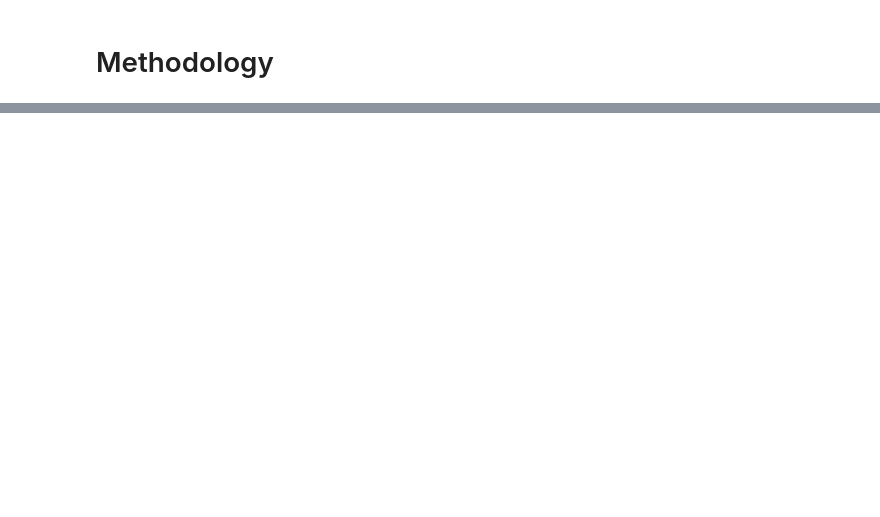
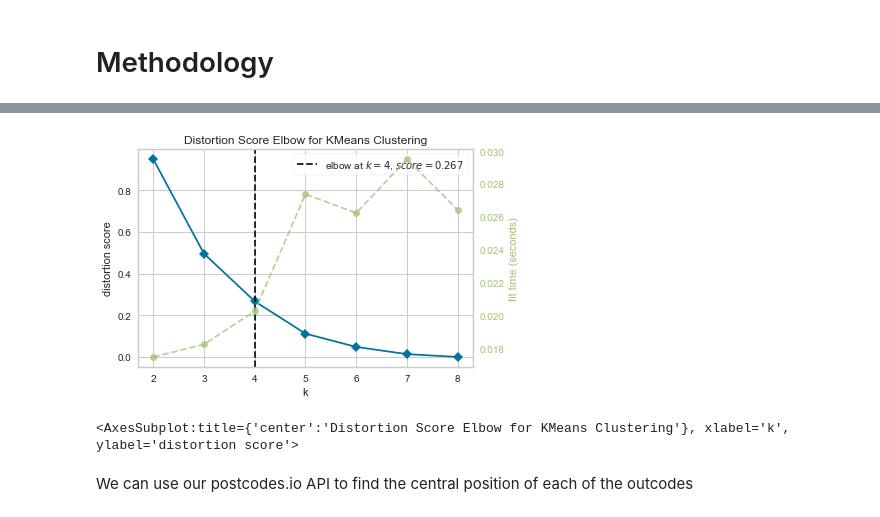
Before and after one commit to JimmySunDance/Coursera_Capstone, a Jupyter notebook: neighborhood_battle.ipynb, the cells around one changed output, grey strips where cells are left out. Saved outputs shown, nothing was run; the diff lists cells and outputs as text; code cells hidden in the pictures; blank space fills up the shorter version.

```diff
--- a/neighborhood_battle.ipynb
+++ b/neighborhood_battle.ipynb
@@ -664,0 +442,14 @@ This project is the first step in an analysis process that could go almost infin
+# %%
+# Get one hot encoding of Category column
+one_hot_encoding_teddington = pd.get_dummies(ted_locations_df['Category'])
+
+# create a new dataframe
+# given we are looking at areas in Teddington, we only need the Postcode value from our londown town frame
+one_hot_encoding_teddington = ted_locations_df.drop(
+    ['Name', 'Latitude', 'Longitude', 'Category'],
+    axis=1,
+  ).join(
+    one_hot_encoding_teddington
+  )
+
+one_hot_encoding_teddington
@@ -664,0 +517,12 @@ This project is the first step in an analysis process that could go almost infin
+# %%
+# Wuth KNN clustering, you are looking for the "elbow" in the inertia graph.
+# Although this is obviously at K=4 in the graph above, we can also use specific python packages to identify this point.
+model = KMeans()
+visualizer = KElbowVisualizer(model, k=(2,9))
+
+# Fit the data to the visualizer
+visualizer.fit(townFeatures)
+visualizer.show()
+# %% [output]
+[figure, added]
+<AxesSubplot:title={'center':'Distortion Score Elbow for KMeans Clustering'}, xlabel='k', ylabel='distortion score'>
@@ -664,0 +535,2 @@ This project is the first step in an analysis process that could go almost infin
+# %% [markdown]
+We can use our postcodes.io API to find the central position of each of the outcodes
```
Also changed, not shown: parts of 108 cells of this notebook.
